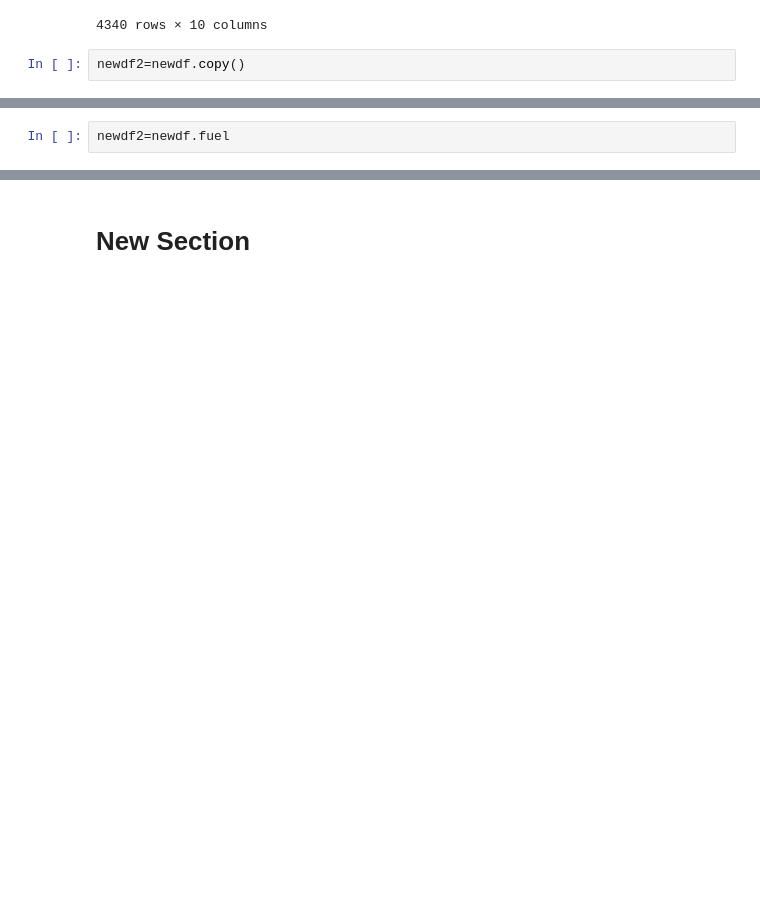
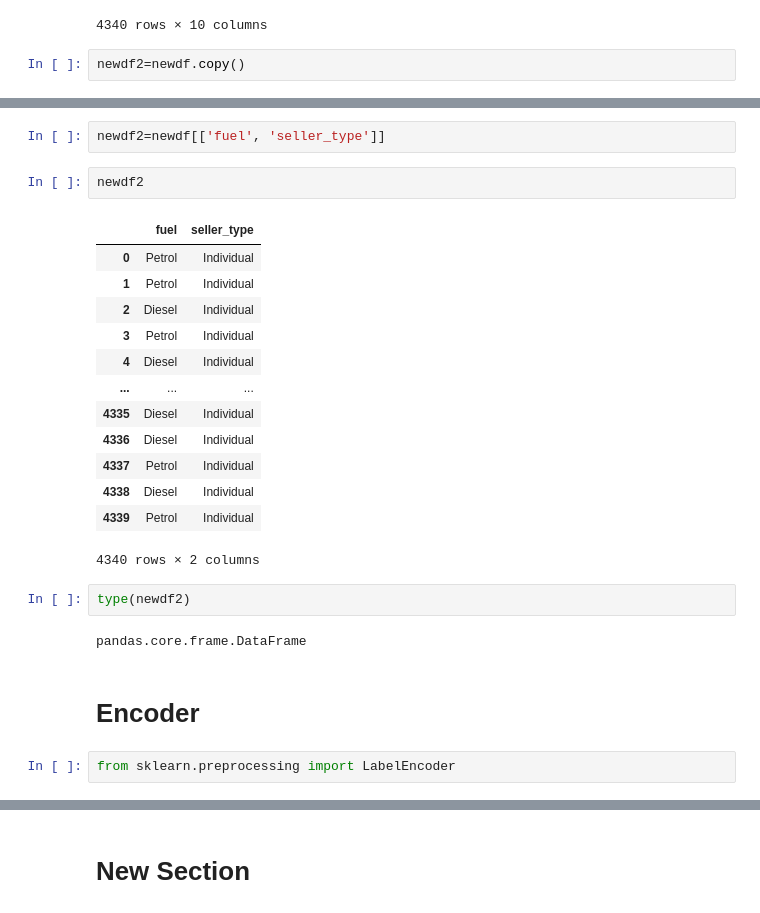
Before and after one commit to sujataprasad01/ML-Price-Prediction-of-Used-Cars-Decision-Tree-, a Jupyter notebook: Decision_Tree_Regression_(Price_Prediction_of_Used_Cars).ipynb, the cells around one changed output, grey strips where cells are left out. Saved outputs shown, nothing was run; the diff lists cells and outputs as text; blank space fills up the shorter version.

```diff
--- a/Decision_Tree_Regression_(Price_Prediction_of_Used_Cars).ipynb
+++ b/Decision_Tree_Regression_(Price_Prediction_of_Used_Cars).ipynb
@@ -259,4 +259,28 @@ newdf2.head()
 | 3 | Datsun RediGO T Option | 2017 | 250000 | 46000 | 0 | Petrol | 0 | Individual | ... |
 | 4 | Honda Amaze VX i-DTEC | 2014 | 450000 | 141000 | 1 | Diesel | 0 | Individual | ... |
 # %%
-newdf2=newdf.fuel
+newdf2=newdf[['fuel', 'seller_type']]
+# %%
+newdf2
+# %% [output]
+|  | fuel | seller_type |
+| 0 | Petrol | Individual |
+| 1 | Petrol | Individual |
+| 2 | Diesel | Individual |
+| 3 | Petrol | Individual |
+| 4 | Diesel | Individual |
+| ... | ... | ... |
+| 4335 | Diesel | Individual |
+| 4336 | Diesel | Individual |
+| 4337 | Petrol | Individual |
+| 4338 | Diesel | Individual |
+| 4339 | Petrol | Individual |
+4340 rows × 2 columns
+# %%
+type(newdf2)
+# %% [output]
+pandas.core.frame.DataFrame
+# %% [markdown]
+# Encoder
+# %%
+from sklearn.preprocessing import LabelEncoder
```
Also changed, not shown: parts of 11 cells of this notebook.
